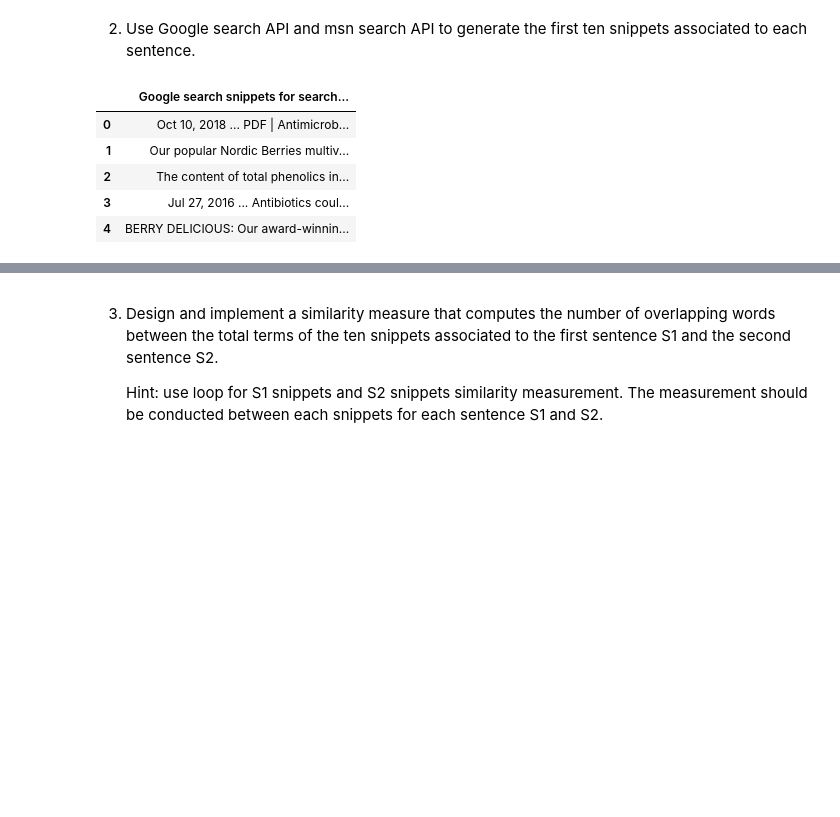
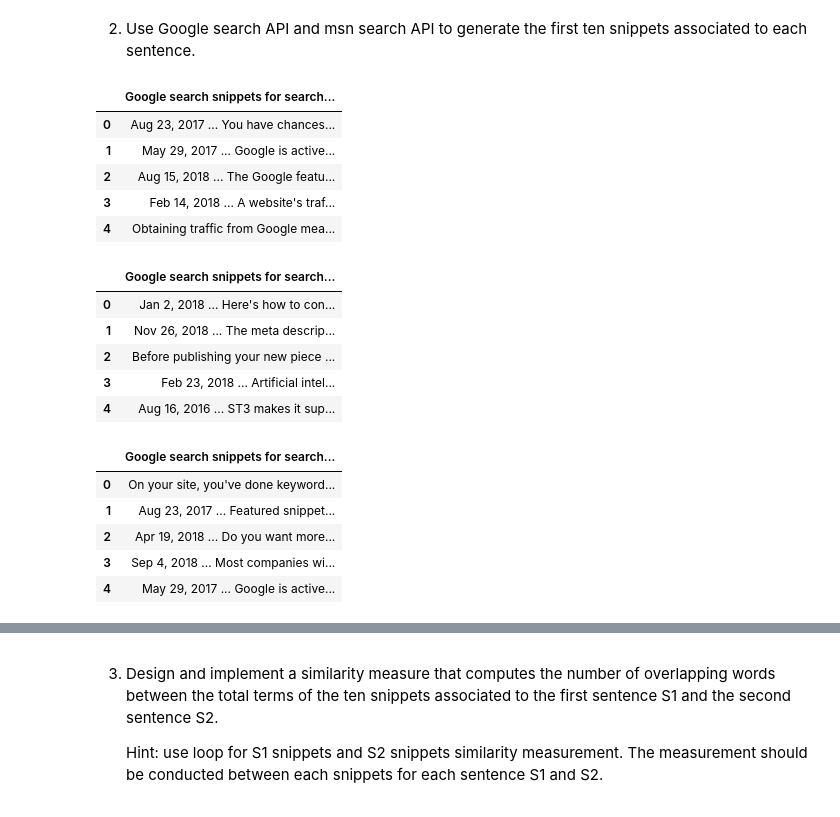
Before and after one commit to gunjanchandra280395/NLP-Project, a Jupyter notebook: Sentences similarity project.ipynb, the cells around one changed output, grey strips where cells are left out. Drawn from its saved outputs; the diff is of its cells as text; code cells hidden in the pictures; blank space fills up the shorter version.

Commit message:
YouTube and Google changes

```diff
--- a/Sentences similarity project.ipynb
+++ b/Sentences similarity project.ipynb
@@ -32,14 +32,12 @@ pd.set_option('display.max_colwidth', -1)       # or 199
 
 # snippets / sentences examples ##########
 
-document_0 = " 'Several research-groups have discovered new@ pharmaceuticals; from nordic berries.' '"
-document_1 = "New pharmaceuticals discovered from northern plants and berries have -positive- health effects."
-document_2 = "Several substances of nordic berries that prevent the growth of cancer and microbe cells: flavonoids, peptides and phenolics."
-document_3 = "Antimicrobial peptides of nordic 'crowberry' prevent microbe growth in humans."
-document_4 = "New pharmaceutically active compounds of forestical plants were discovered to have antimicrobial effects on highly resistant infections."
-document_5 = "New pharmaceutically active peptides discovered from crowberry prevent the growth of highly resistant hospital infections"
+document_0 = "Keywords and their placing versus highly defined featured snippets from Google are more important for getting traffic on webpage."
+document_1 = "How to build up super snippets for new web content?"
+document_2 = "Webpage will earn new featured snippets from Google if it includes the same keywords like competitors high ranked featured snippets."
+document_3 = "Most of the regions in Finland will enjoy white snow and temperatures below freezing point on Christmas Eve."
 
-all_documents = [document_0, document_1, document_2, document_3, document_4, document_5]
+all_documents = [document_0, document_1, document_2, document_3]
 
 data_all = pd.DataFrame(all_documents)
 data_all.columns = ['Academic sentence - short example']
@@ -307,33 +296,62 @@ Jaccard similarity
 # %%
 from googleapiclient.discovery import build
 import pprint
 import json
 
 my_api_key = "AIzaSyBN0zRiSDC_IdQrYWQaTcbCheyKLRopqOA"
 my_cse_id = "009592823161165690347:wrkvjhigeuw"
 
-searchTerms = 'nordic:berry:antibiotic'
+# searchTerms = 'build:featur:snippet:paragraph:question:new:content'
+searchTerms = 'Keywords and their placing versus highly defined featured snippets from Google are more important for getting traffic on webpage.'
 
 def google_search(search_term, api_key, cse_id, **kwargs):
     service = build("customsearch", "v1", developerKey=api_key)
     res = service.cse().list(q=search_term, cx=cse_id, **kwargs).execute()
-    return res['items']
+    resultItems = res['items']
+    gQueries = res.get('queries', [])
+    gTotalResultCount = 0
+    gRequestObj = gQueries.get('request', [])
+    for gReqItems in gRequestObj:
+        gJsonItems = json.dumps(gReqItems)
+        gJsonDict = json.loads(gJsonItems)
+        for key, value in gJsonDict.items():
+            if key == 'totalResults':
+                gTotalResultCount = value
 
-results = google_search(
-    searchTerms, my_api_key, my_cse_id, num=10)
-googleSearchSnippetlist = []
-for result in results:
-    jsonResult = json.dumps(result)
-    jsonDict = json.loads(jsonResult)
-    for key, value in jsonDict.items():
-        if key == 'snippet':
-            googleSearchSnippetlist.append(value)
-gSnippetDf = pd.DataFrame(googleSearchSnippetlist, columns=['Google search snippets for search terms : ' + searchTerms])
-display(gSnippetDf.head())
+    resultDict = {'total':gTotalResultCount,'items':resultItems}
+    return resultDict
+
+
+for google_doc in all_documents:
+    resultsDict = google_search(
+        google_doc, my_api_key, my_cse_id, num=10)
+
+    googleSearchSnippetlist = []
+    for result in resultsDict['items']:
+        jsonResult = json.dumps(result)
+        jsonDict = json.loads(jsonResult)
+        for key, value in jsonDict.items():
+            if key == 'snippet':
+                googleSearchSnippetlist.append(value)
+
+    gSnippetDf = pd.DataFrame(googleSearchSnippetlist, columns=['Google search snippets for search terms : ' + google_doc + ' : Total Result count : ' + resultsDict['total']])
+    display(gSnippetDf.head())
 # %% [output]
 |  | Google search snippets for search... |
-| 0 | Oct 10, 2018 ... PDF | Antimicrob... |
-| 1 | Our popular Nordic Berries multiv... |
-| 2 | The content of total phenolics in... |
-| 3 | Jul 27, 2016 ... Antibiotics coul... |
-| 4 | BERRY DELICIOUS: Our award-winnin... |
+| 0 | Aug 23, 2017 ... You have chances... |
+| 1 | May 29, 2017 ... Google is active... |
+| 2 | Aug 15, 2018 ... The Google featu... |
+| 3 | Feb 14, 2018 ... A website's traf... |
+| 4 | Obtaining traffic from Google mea... |
+|  | Google search snippets for search... |
+| 0 | Jan 2, 2018 ... Here's how to con... |
+| 1 | Nov 26, 2018 ... The meta descrip... |
+| 2 | Before publishing your new piece ... |
+| 3 | Feb 23, 2018 ... Artificial intel... |
+| 4 | Aug 16, 2016 ... ST3 makes it sup... |
+|  | Google search snippets for search... |
+| 0 | On your site, you've done keyword... |
+| 1 | Aug 23, 2017 ... Featured snippet... |
+| 2 | Apr 19, 2018 ... Do you want more... |
+| 3 | Sep 4, 2018 ... Most companies wi... |
+| 4 | May 29, 2017 ... Google is active... |
```
Also changed, not shown: parts of 6 cells of this notebook.
